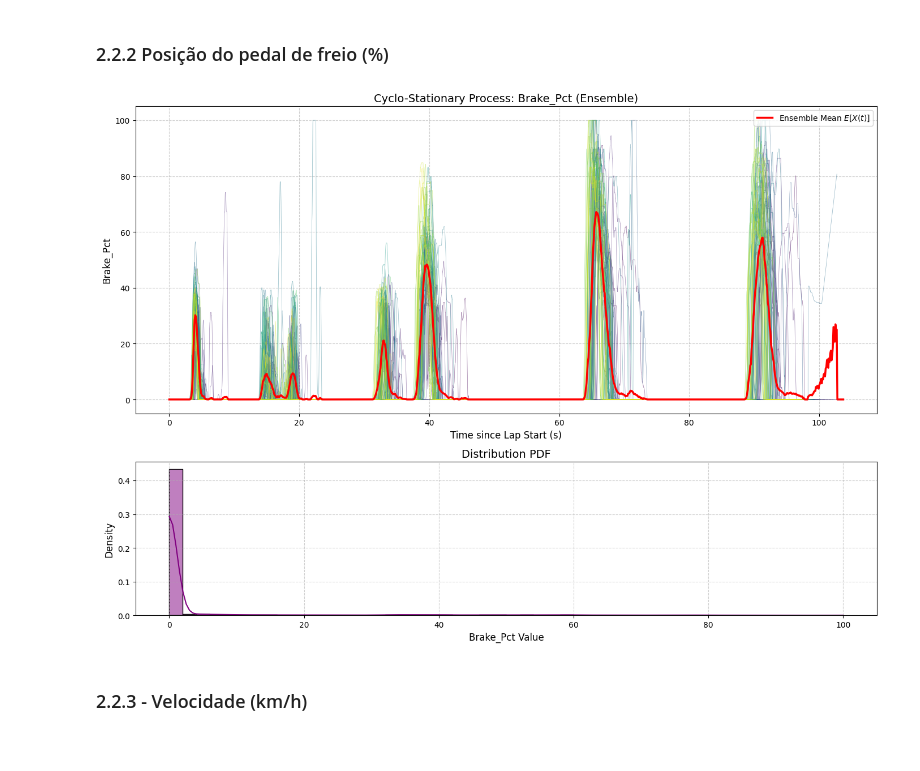
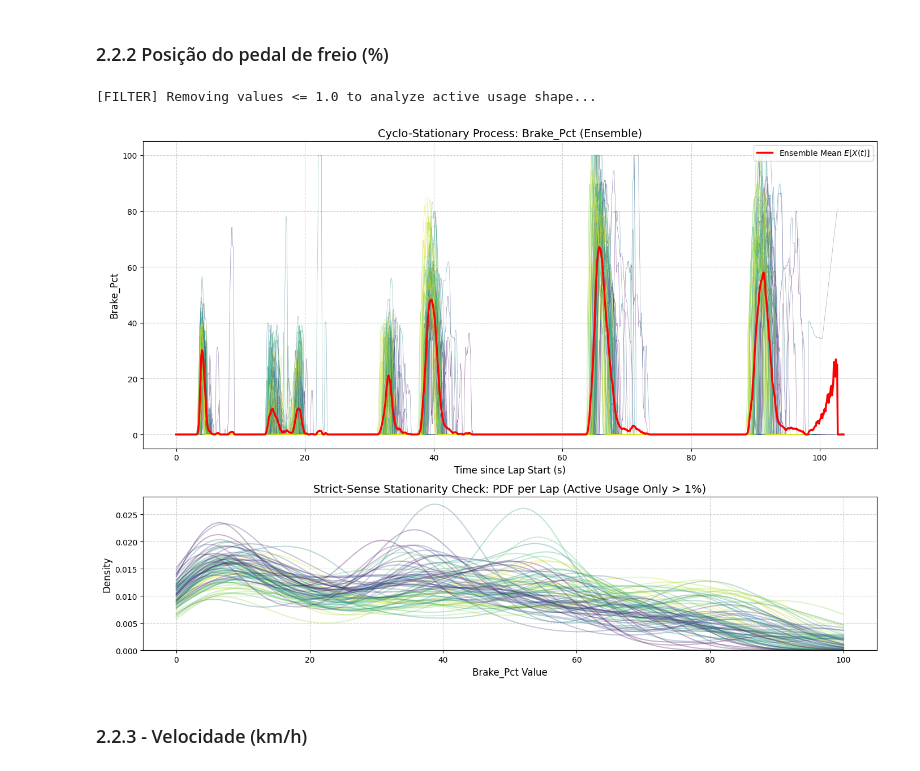
Before and after one commit to TomazFilgueira/PPGEEC2317---SISTEMAS-PROBABIL-STICOS, a Jupyter notebook: processos_estocasticos/simracing_processos_estocasticos.ipynb, the cells around one changed output. Saved outputs shown, nothing was run; the diff lists cells and outputs as text; code cells hidden in the pictures.

```diff
--- a/processos_estocasticos/simracing_processos_estocasticos.ipynb
+++ b/processos_estocasticos/simracing_processos_estocasticos.ipynb
@@ -404,49 +422,6 @@ def analyze_discrete_stationarity(df, lap_col, time_col):
     print(f"[RESULTS] Discrete Process {{X_n}} Statistics:")
     print(f"   - Mean (E[X]): {mu:.4f} s ({format_time(mu)})")
     print(f"   - Std Dev (sigma): {sigma:.4f} s")
-
-def analyze_cyclostationarity(df, target_col):
-    """
-    Visualizes the Cyclo-Stationarity of the continuous signal X(t)
-    AND its statistical distribution (Histogram) in a 2x1 layout.
-    """
-    # 1. MUDANÇA NO LAYOUT: 2 linhas, 1 coluna
-    # height_ratios=[2, 1] deixa o gráfico de tempo (top) com o dobro da altura do histograma
-    fig, (ax1, ax2) = plt.subplots(2, 1, figsize=(14, 10),
-                                   gridspec_kw={'height_ratios': [2, 1]})
-
-    # --- PLOT 1: Time Series Ensemble (TOP) ---
-    sns.lineplot(data=df, x='LocalLapTime', y=target_col,
-                 hue=COL_LAP, palette='viridis',
-                 linewidth=0.5, alpha=0.5, legend=None, ax=ax1)
-
-    # Calculate Mean
-    df_calc = df.copy()
-    df_calc['TimeBin'] = df_calc['LocalLapTime'].round(1)
-    ensemble_mean = df_calc.groupby('TimeBin')[target_col].mean()
-
-    ax1.plot(ensemble_mean.index, ensemble_mean.values,
-             color='red', linewidth=2.5, label=r'Ensemble Mean $E[X(t)]$')
-
-    ax1.set_title(f'Cyclo-Stationary Process: {target_col} (Ensemble)', fontsize=14)
-    ax1.set_xlabel('Time since Lap Start (s)', fontsize=12)
-    ax1.set_ylabel(target_col, fontsize=12)
-    ax1.legend(loc='upper right')
-    ax1.grid(True, linestyle='--', alpha=0.6)
-
-    # --- PLOT 2: Distribution Histogram (BOTTOM) ---
-    # 2. MUDANÇA DE ORIENTAÇÃO: Usamos 'x=target_col' para barras verticais
-    # Isso preenche melhor o espaço horizontal da parte inferior
-    sns.histplot(data=df, x=target_col, ax=ax2, bins=50, kde=True,
-                 color='purple', stat='density', common_norm=False)
-
-    ax2.set_title(f'Distribution PDF', fontsize=14)
-    ax2.set_xlabel(f'{target_col} Value', fontsize=12)
-    ax2.set_ylabel('Density', fontsize=12)
-    ax2.grid(True, linestyle='--', alpha=0.6)
-
-    plt.tight_layout()
-    plt.show()
 # %% [markdown]
 ## 2.1 Statísticas do tempo de volta
 # %%
@@ -486,9 +521,10 @@ analyze_cyclostationarity(df_analysis, COL_VAR)
 ### 2.2.2 Posição do pedal de freio (%)
 # %%
 COL_VAR = 'Brake_Pct'
-analyze_cyclostationarity(df_analysis, COL_VAR)
+analyze_cyclostationarity(df_analysis, COL_VAR, filter_zeros=True,clip_range=(0, 100))
 # %% [output]
+[FILTER] Removing values <= 1.0 to analyze active usage shape...
-[figure, old version]
+[figure, new version]
 # %% [markdown]
 ### 2.2.3 - Velocidade (km/h)
 # %%
```
Also changed, not shown: parts of 10 cells of this notebook.
